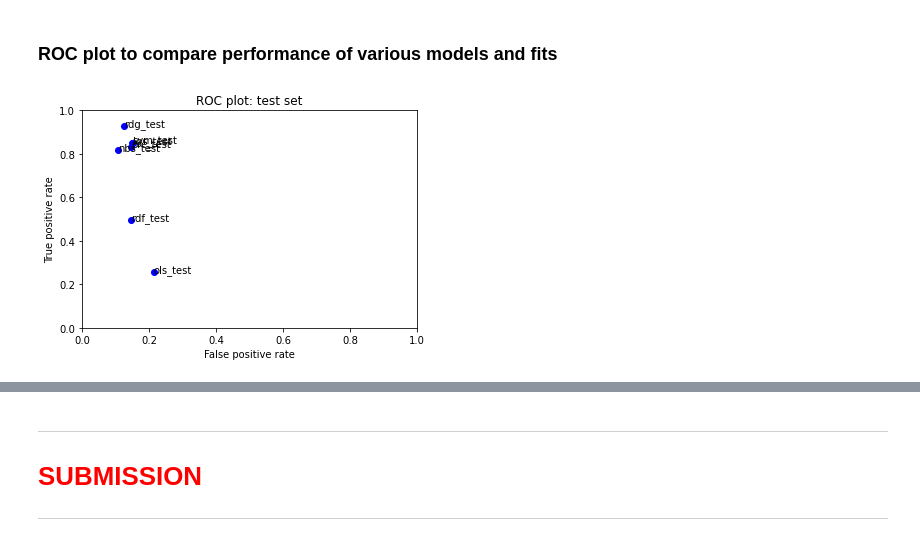
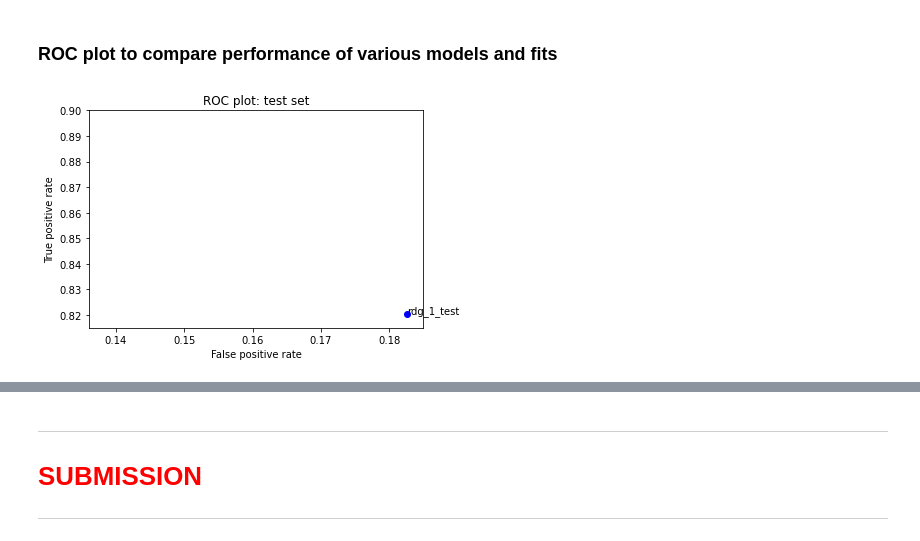
Before and after one commit to Yeunjae/Machine-Learning-, a Jupyter notebook: moviereviews_first_full_iteration.ipynb, the cells around one changed output, grey strips where cells are left out. Saved outputs shown, nothing was run; the diff lists cells and outputs as text; code cells hidden in the pictures.

```diff
--- a/moviereviews_first_full_iteration.ipynb
+++ b/moviereviews_first_full_iteration.ipynb
@@ -240,10 +221,10 @@ print(prc_performance_train.performance_measures)
 ### MODEL: Ridge Regression Classifier
 # %%
 from sklearn import linear_model
-rdg = linear_model.RidgeClassifier()
-rdg.fit(X_train, y_train)
+rdg_1 = linear_model.RidgeClassifier()
+rdg_1.fit(X_train, y_train)
 
-rdg_performance_train = BinaryClassificationPerformance(rdg.predict(X_train), y_train, 'rdg_train')
-rdg_performance_train.compute_measures()
-print(rdg_performance_train.performance_measures)
+rdg_1_performance_train = BinaryClassificationPerformance(rdg_1.predict(X_train), y_train, 'rdg_1_train')
+rdg_1_performance_train.compute_measures()
+print(rdg_1_performance_train.performance_measures)
 # %% [output]
@@ -263,7 +320,7 @@ print(rdf_performance_train.performance_measures)
 # %% [markdown]
 ### ROC plot to compare performance of various models and fits
 # %%
-fits = [ols_performance_train, svm_performance_train, lgs_performance_train, nbs_performance_train, prc_performance_train, rdg_performance_train, rdf_performance_train]
+fits = [rdg_1_performance_train]
 
 for fit in fits:
     plt.plot(fit.performance_measures['FP'] / fit.performance_measures['Neg'],
@@ -377,0 +435,4 @@ print(rdg_performance_test.performance_measures)
+# %%
+rdg_1_performance_test = BinaryClassificationPerformance(rdg_1.predict(X_test), y_test, 'rdg_1_test')
+rdg_1_performance_test.compute_measures()
+print(rdg_1_performance_test.performance_measures)
@@ -386,17 +491,17 @@ print(rdf_performance_test.performance_measures)
 # %% [markdown]
 ### ROC plot to compare performance of various models and fits
 # %%
-fits = [ols_performance_test, svm_performance_test, lgs_performance_test, nbs_performance_test, prc_performance_test, rdg_performance_test, rdf_performance_test]
+fits = [rdg_1_performance_test]
 
 for fit in fits:
     plt.plot(fit.performance_measures['FP'] / fit.performance_measures['Neg'],
              fit.performance_measures['TP'] / fit.performance_measures['Pos'], 'bo')
     plt.text(fit.performance_measures['FP'] / fit.performance_measures['Neg'],
              fit.performance_measures['TP'] / fit.performance_measures['Pos'], fit.desc)
-plt.axis([0, 1, 0, 1])
+plt.axis([0.136, 0.185, 0.815, 0.9])
 plt.title('ROC plot: test set')
 plt.xlabel('False positive rate')
 plt.ylabel('True positive rate')
 plt.show()
 # %% [output]
-[figure, old version]
+[figure, new version]
```
Also changed, not shown: parts of 36 cells of this notebook.
